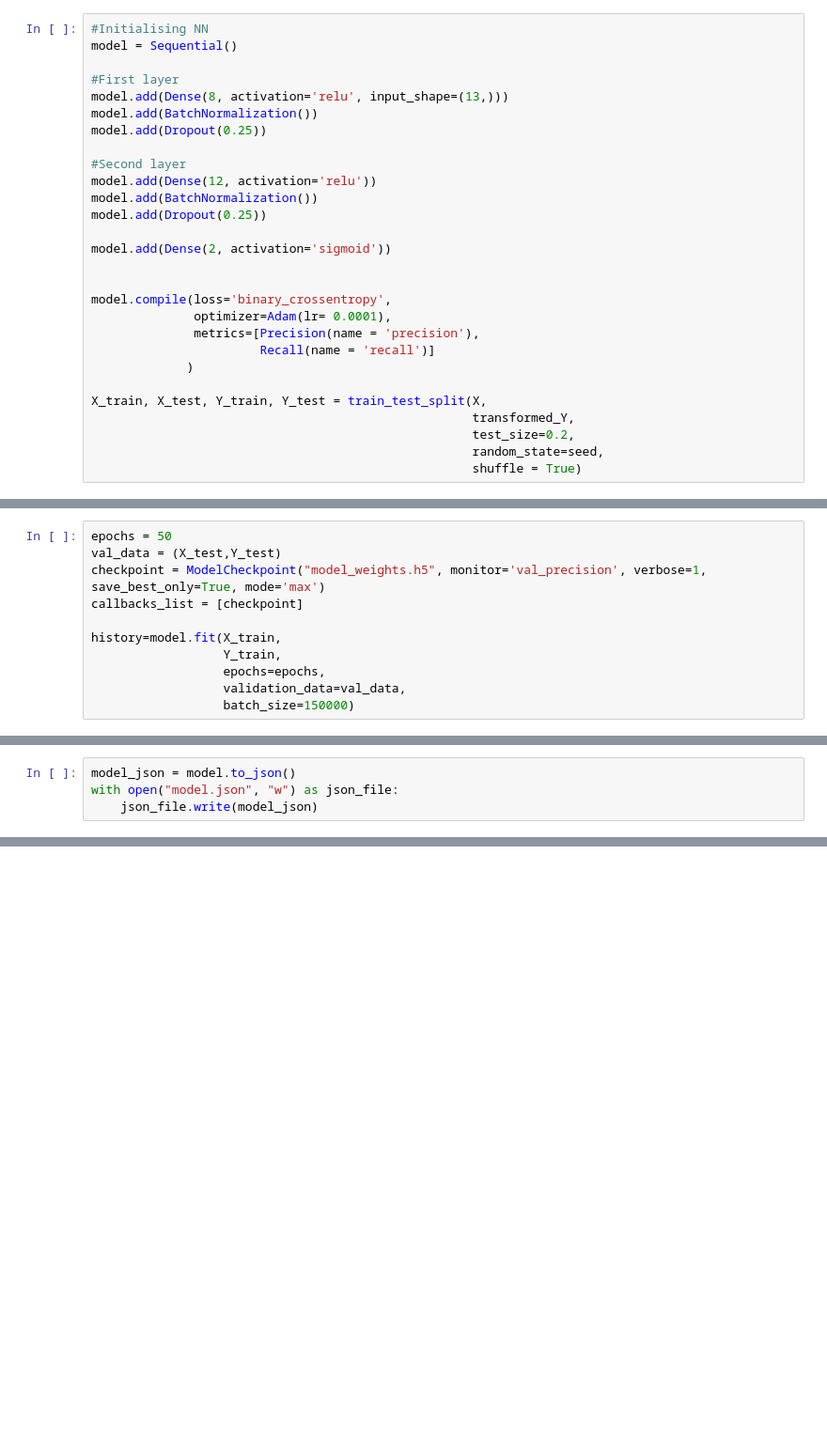
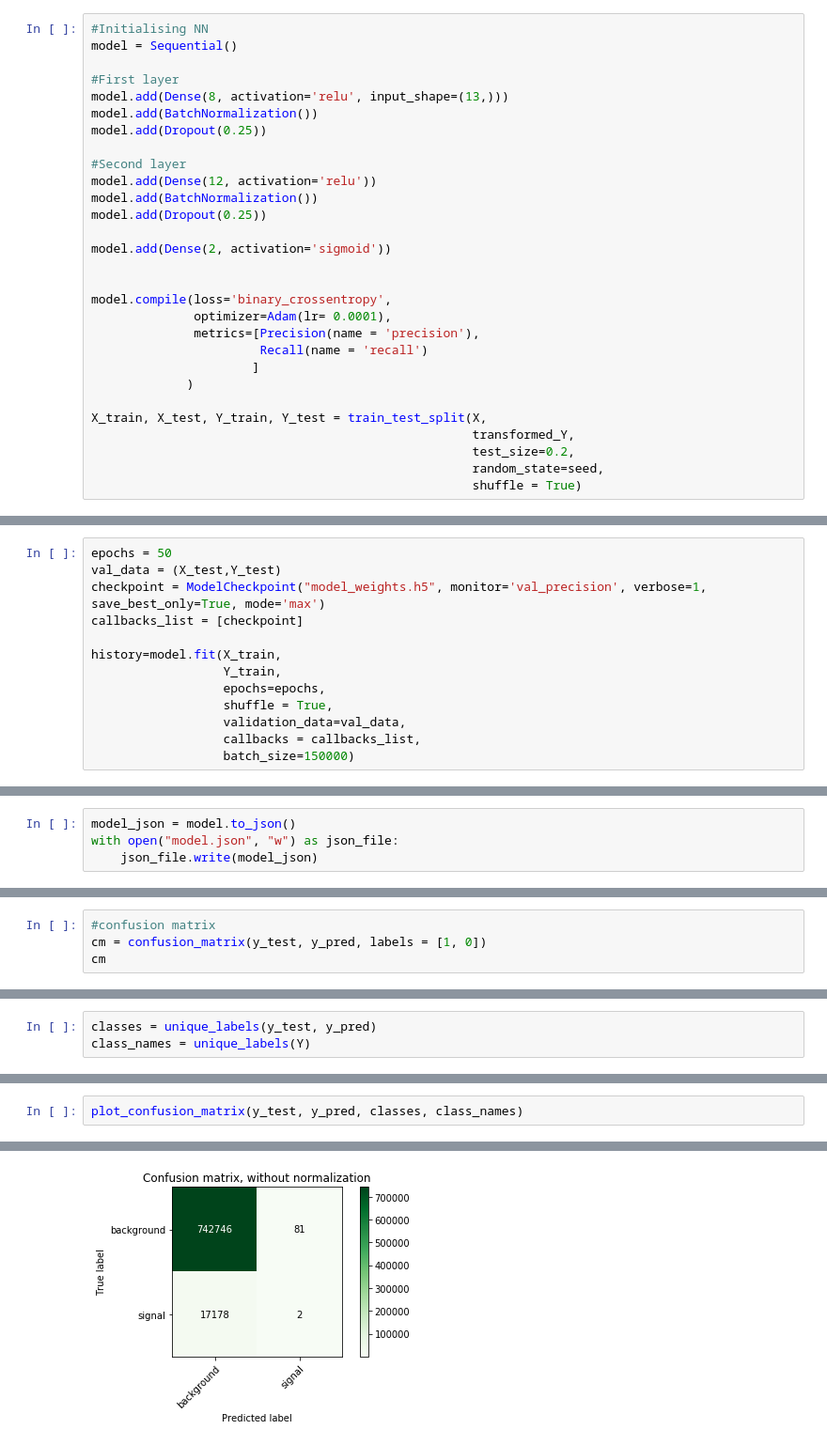
Before and after one commit to WilliamKorcari/Project, a Jupyter notebook: signal_classifiers.ipynb, the cells around one changed output, grey strips where cells are left out. Shown at 94% size. Cells and saved outputs as stored; diff of their text form; blank space fills up the shorter version.

Commit message:
Added Confusion Matrix

```diff
--- a/signal_classifiers.ipynb
+++ b/signal_classifiers.ipynb
@@ -73,7 +80,8 @@ model.add(Dense(2, activation='sigmoid'))
 model.compile(loss='binary_crossentropy',
               optimizer=Adam(lr= 0.0001),
               metrics=[Precision(name = 'precision'),
-                       Recall(name = 'recall')]
+                       Recall(name = 'recall')
+                      ]
              )
 
 X_train, X_test, Y_train, Y_test = train_test_split(X,
@@ -90,7 +105,9 @@ callbacks_list = [checkpoint]
 history=model.fit(X_train,
                   Y_train,
                   epochs=epochs,
+                  shuffle = True,
                   validation_data=val_data,
+                  callbacks = callbacks_list,
                   batch_size=150000)
 # %% [output]
 Train on 3040026 samples, validate on 760007 samples
@@ -127,0 +140,4 @@ print (cm)
+# %%
+#confusion matrix
+cm = confusion_matrix(y_test, y_pred, labels = [1, 0])
+cm
@@ -127,0 +147,3 @@ print (cm)
+# %%
+classes = unique_labels(y_test, y_pred)
+class_names = unique_labels(Y)
@@ -127,0 +208,3 @@ print (cm)
+# %%
+plot_confusion_matrix(y_test, y_pred, classes, class_names)
+# %% [output]
@@ -128,3 +215,4 @@ print (cm)
+[figure, added]
 # %%
 loss = history.history['loss']
 val_loss = history.history['val_loss']
```
Also changed, not shown: parts of 13 cells of this notebook.
